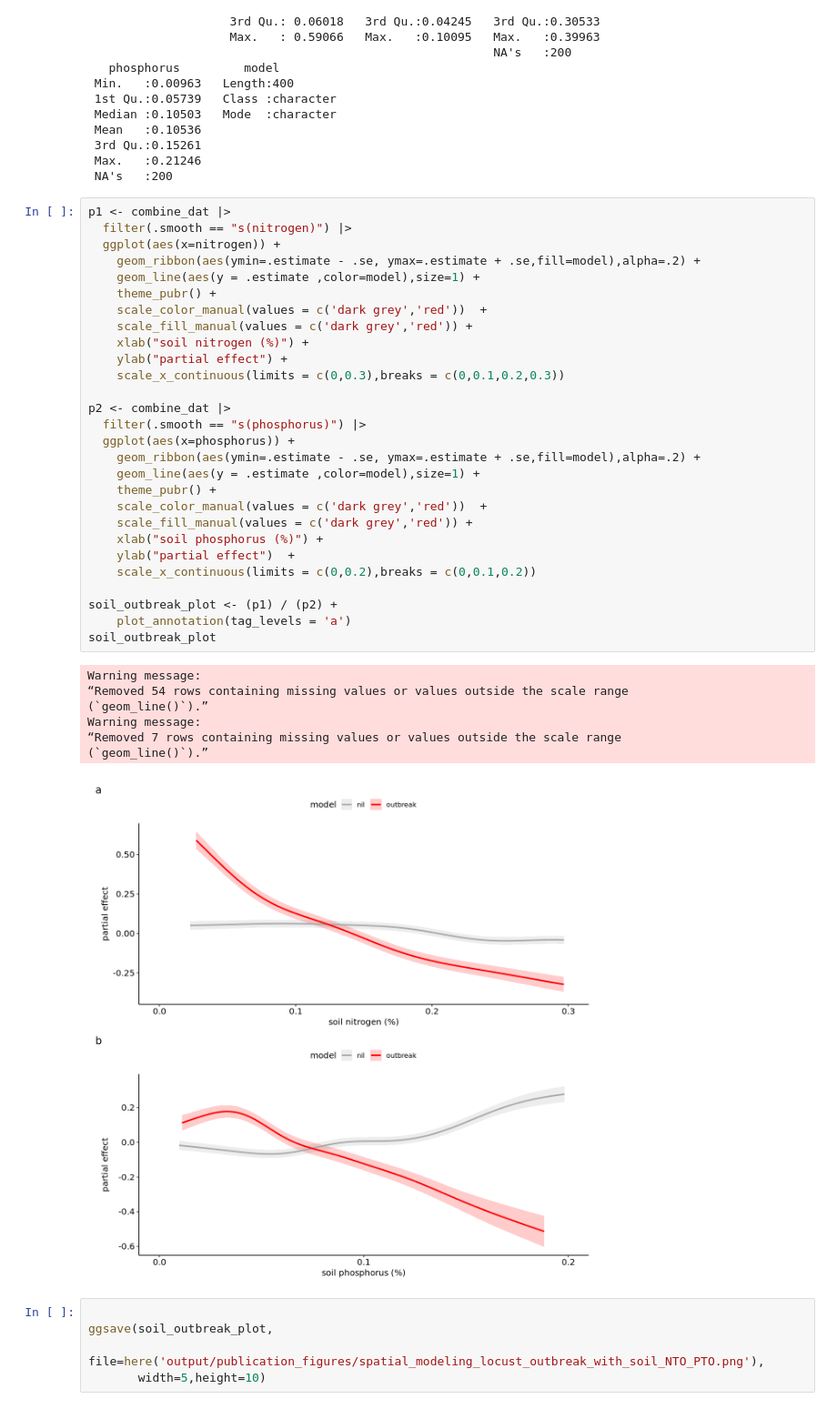
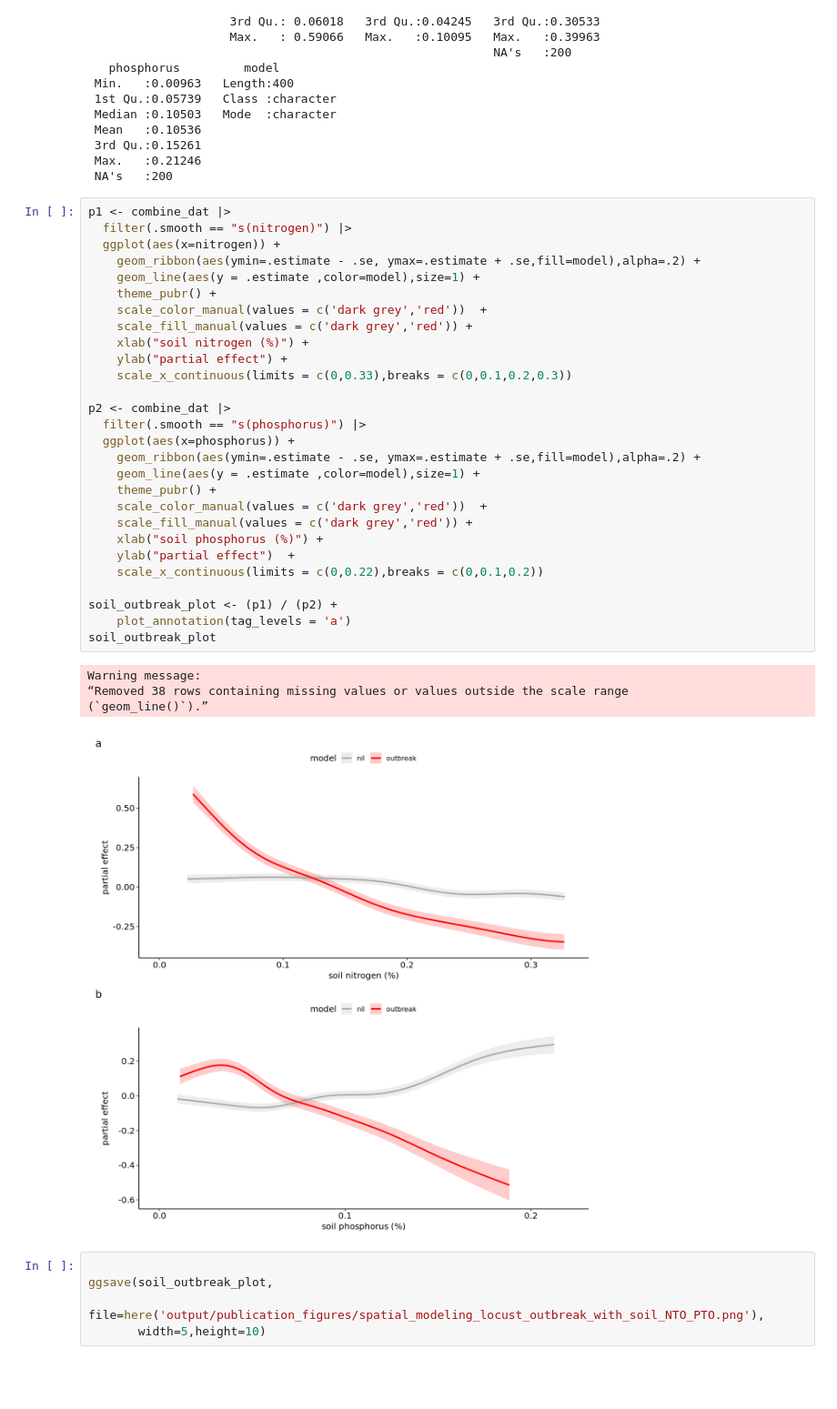
Before and after one commit to ddlawton/herbivore_nutrient_interactions, a Jupyter notebook: scripts/spatial_modeling/06_spatial_modeling_figure_table_construction_code.ipynb, the cells around one changed output. Shown at 91% size. Saved outputs shown, nothing was run; the diff lists cells and outputs as text; blank space fills up the shorter version.

Commit message:
additional figure work

```diff
--- a/scripts/spatial_modeling/06_spatial_modeling_figure_table_construction_code.ipynb
+++ b/scripts/spatial_modeling/06_spatial_modeling_figure_table_construction_code.ipynb
@@ -92,39 +92,36 @@ combine_dat |> summary()
 # %%
 p1 <- combine_dat |>
   filter(.smooth == "s(nitrogen)") |>
   ggplot(aes(x=nitrogen)) +
     geom_ribbon(aes(ymin=.estimate - .se, ymax=.estimate + .se,fill=model),alpha=.2) +
     geom_line(aes(y = .estimate	,color=model),size=1) +
     theme_pubr() +
     scale_color_manual(values = c('dark grey','red'))  +
     scale_fill_manual(values = c('dark grey','red')) +
     xlab("soil nitrogen (%)") +
     ylab("partial effect") +
-    scale_x_continuous(limits = c(0,0.3),breaks = c(0,0.1,0.2,0.3))
+    scale_x_continuous(limits = c(0,0.33),breaks = c(0,0.1,0.2,0.3))
 
 p2 <- combine_dat |>
   filter(.smooth == "s(phosphorus)") |>
   ggplot(aes(x=phosphorus)) +
     geom_ribbon(aes(ymin=.estimate - .se, ymax=.estimate + .se,fill=model),alpha=.2) +
     geom_line(aes(y = .estimate	,color=model),size=1) +
     theme_pubr() +
     scale_color_manual(values = c('dark grey','red'))  +
     scale_fill_manual(values = c('dark grey','red')) +
     xlab("soil phosphorus (%)") +
     ylab("partial effect")  +
-    scale_x_continuous(limits = c(0,0.2),breaks = c(0,0.1,0.2))
+    scale_x_continuous(limits = c(0,0.22),breaks = c(0,0.1,0.2))
 
 soil_outbreak_plot <- (p1) / (p2) +
     plot_annotation(tag_levels = 'a')
 soil_outbreak_plot
 # %% [output]
 Warning message:
-“Removed 54 rows containing missing values or values outside the scale range
+“Removed 38 rows containing missing values or values outside the scale range
 (`geom_line()`).”
-Warning message:
-“Removed 7 rows containing missing values or values outside the scale range
-(`geom_line()`).”
-[figure, old version]
+[figure, new version]
 # %%
 
 ggsave(soil_outbreak_plot,
```
